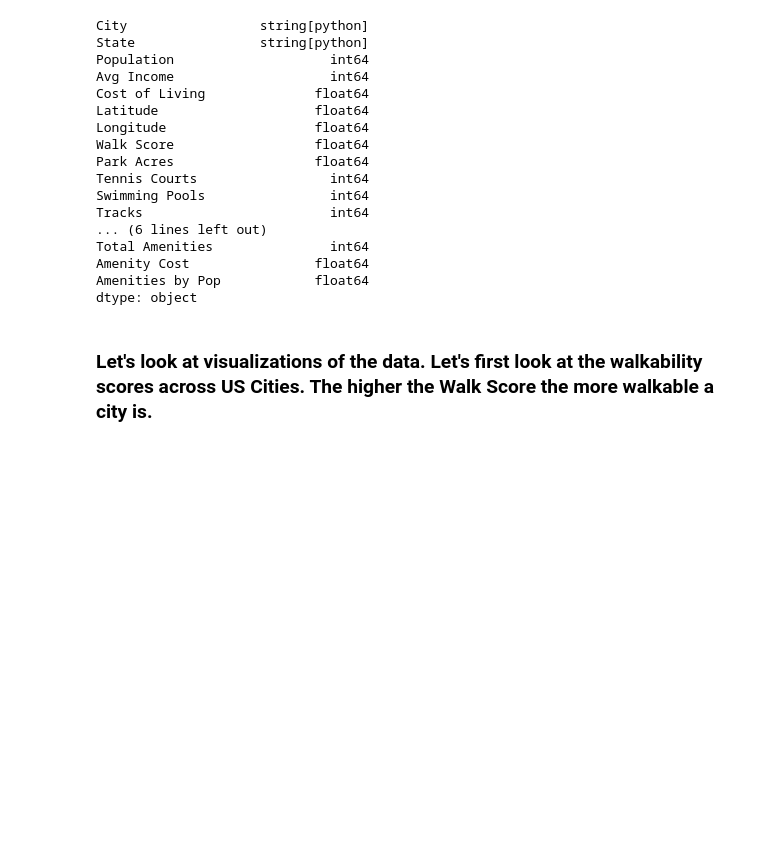
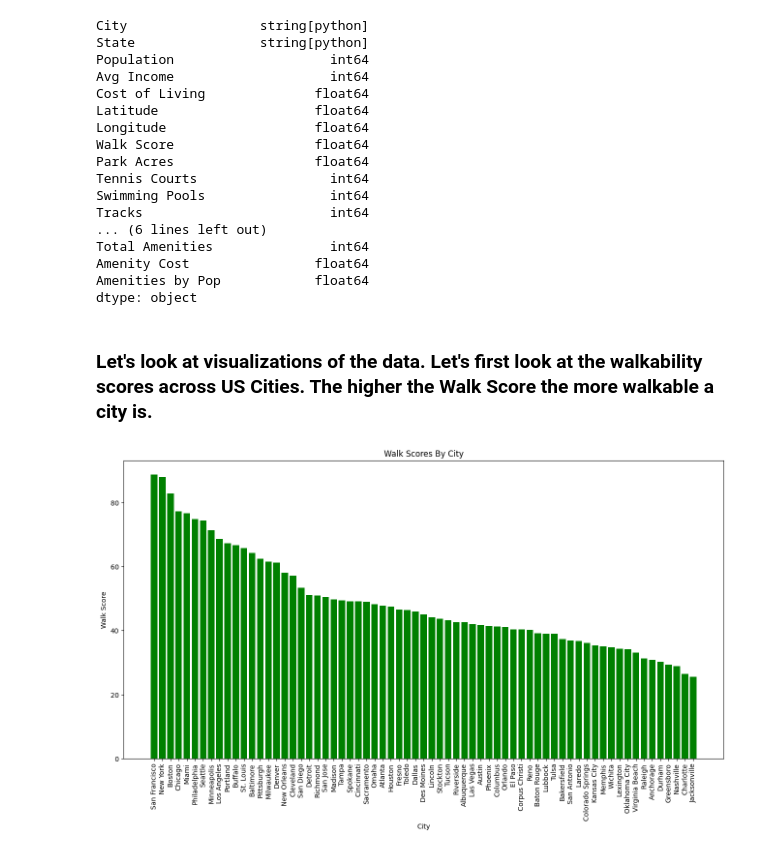
Before and after one commit to TinaBaldwin/US_Cities_Data, a Jupyter notebook: Cleaning_USCities_Connectivity.ipynb, the cells around one changed output. Cells and saved outputs as stored; diff of their text form; code cells hidden in the pictures; blank space fills up the shorter version.

Commit message:
Bar chart visualizations

```diff
--- a/Cleaning_USCities_Connectivity.ipynb
+++ b/Cleaning_USCities_Connectivity.ipynb
@@ -1139,0 +1133,16 @@ fig.show()
+# %%
+combined_data_sorted = combined_data.sort_values(by="Walk Score", ascending=False)
+
+plt.figure(figsize=(16, 8))
+
+plt.bar(combined_data_sorted["City"], combined_data_sorted["Walk Score"], width=0.8, bottom=0,align='center', color='green')
+
+plt.xticks(rotation=90)
+
+plt.xlabel("City")
+plt.ylabel("Walk Score")
+plt.title("Walk Scores By City")
+
+plt.show()
+# %% [output]
+[figure, added]
```
Also changed, not shown: parts of 5 cells of this notebook.
